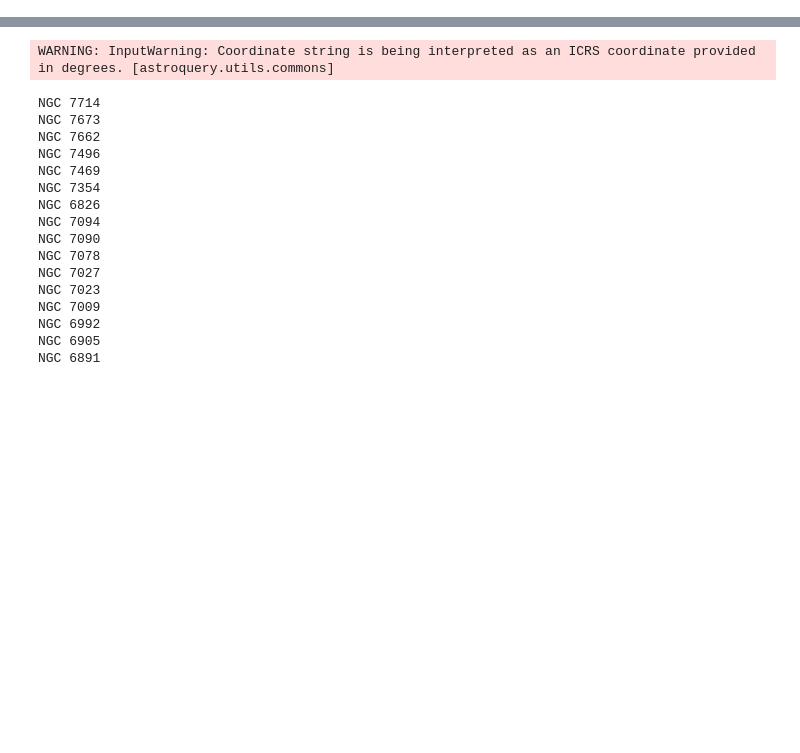
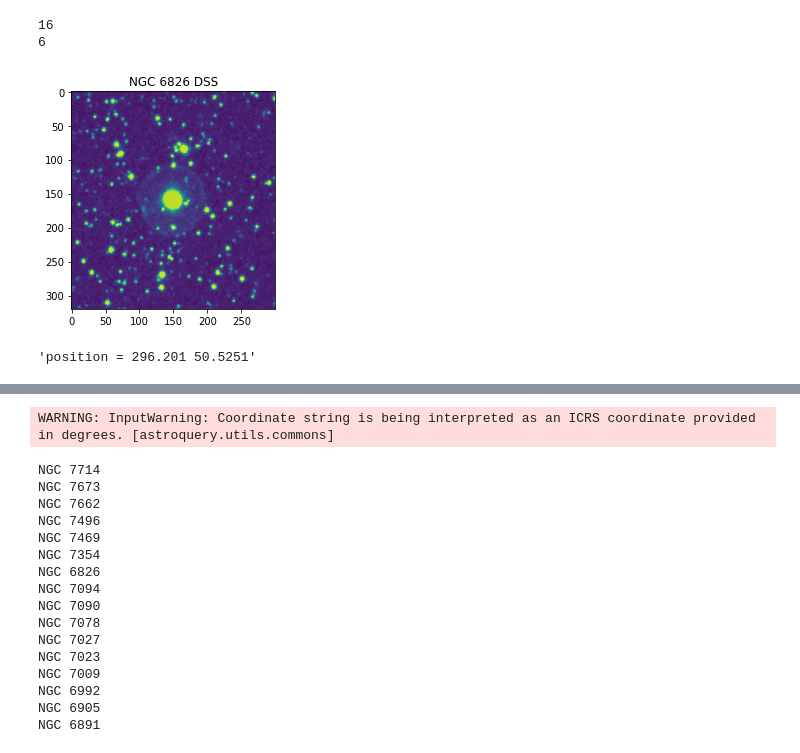
Before and after one commit to Jimbo-Coder/Fuse, a Jupyter notebook: Working adap_prep_2022_for_rizzo .ipynb, the cells around one changed output, grey strips where cells are left out. Cells and saved outputs as stored; diff of their text form; code cells hidden in the pictures; blank space fills up the shorter version.

```diff
--- a/Working adap_prep_2022_for_rizzo .ipynb
+++ b/Working adap_prep_2022_for_rizzo .ipynb
@@ -89,0 +124,23 @@ HTTPError: HTTP Error 404: Not Found
+# %%
+print(len(obstables2));
+print(len(result));
+
+index = 6 #Object Numer 0-15
+surveyindex = 0 #Survey index 0-5
+
+result[0] #DSS;
+result[1] #DSS1 Blue, so on and so forth
+
+hdr = result[surveyindex][0][index][0].header
+
+plt.figure()
+plt.title(objnames[index] + " " + surveys[surveyindex])
+plt.imshow(result[surveyindex][0][index][0].data)
+plt.show()
+
+hdr['HISTORY'][33]
+# %% [output]
+16
+6
+[figure, added]
+'position = 296.201 50.5251'
```
Also changed, not shown: parts of 5 cells of this notebook.
